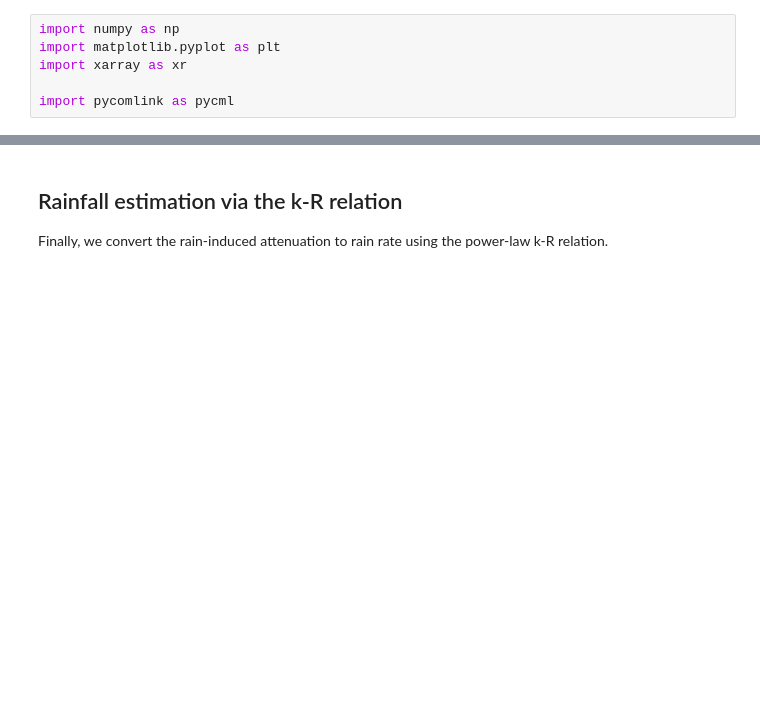
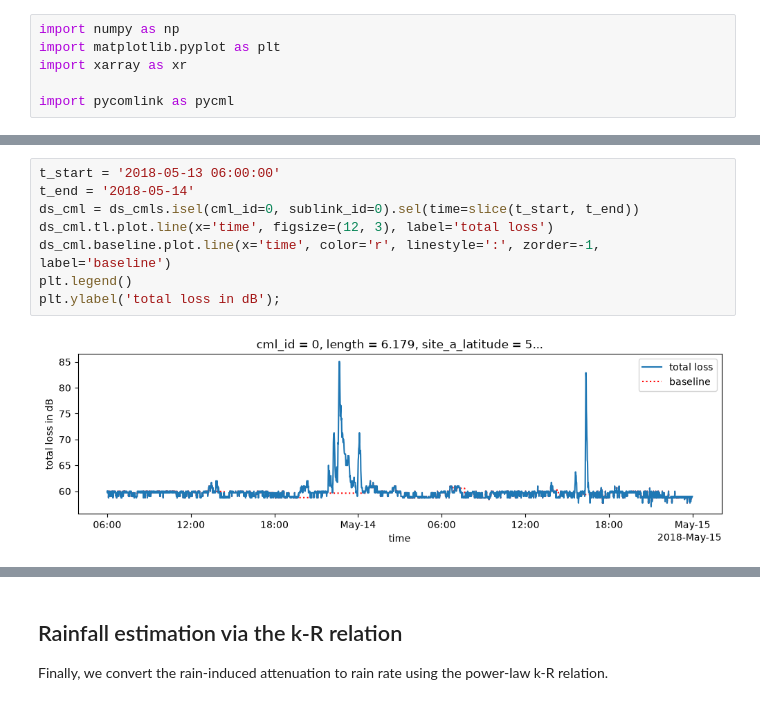
Before and after one commit to OpenSenseAction/OpenSenseAction.github.io, a Jupyter notebook: software-ecosystem/pycomlink.ipynb, the cells around one changed output, grey strips where cells are left out. Cells and saved outputs as stored; diff of their text form; blank space fills up the shorter version.

```diff
--- a/software-ecosystem/pycomlink.ipynb
+++ b/software-ecosystem/pycomlink.ipynb
@@ -90,3 +140,13 @@ cmls.A_obs.isel(cml_id=0).plot.line(x='time', figsize=(12, 3));
+# %%
+t_start = '2018-05-13 06:00:00'
+t_end = '2018-05-14'
+ds_cml = ds_cmls.isel(cml_id=0, sublink_id=0).sel(time=slice(t_start, t_end))
+ds_cml.tl.plot.line(x='time', figsize=(12, 3), label='total loss')
+ds_cml.baseline.plot.line(x='time', color='r', linestyle=':', zorder=-1, label='baseline')
+plt.legend()
+plt.ylabel('total loss in dB');
+# %% [output]
+[figure, added]
 # %% [markdown]
 ## Wet antenna attenuation
 
```
Also changed, not shown: parts of 18 cells of this notebook.
